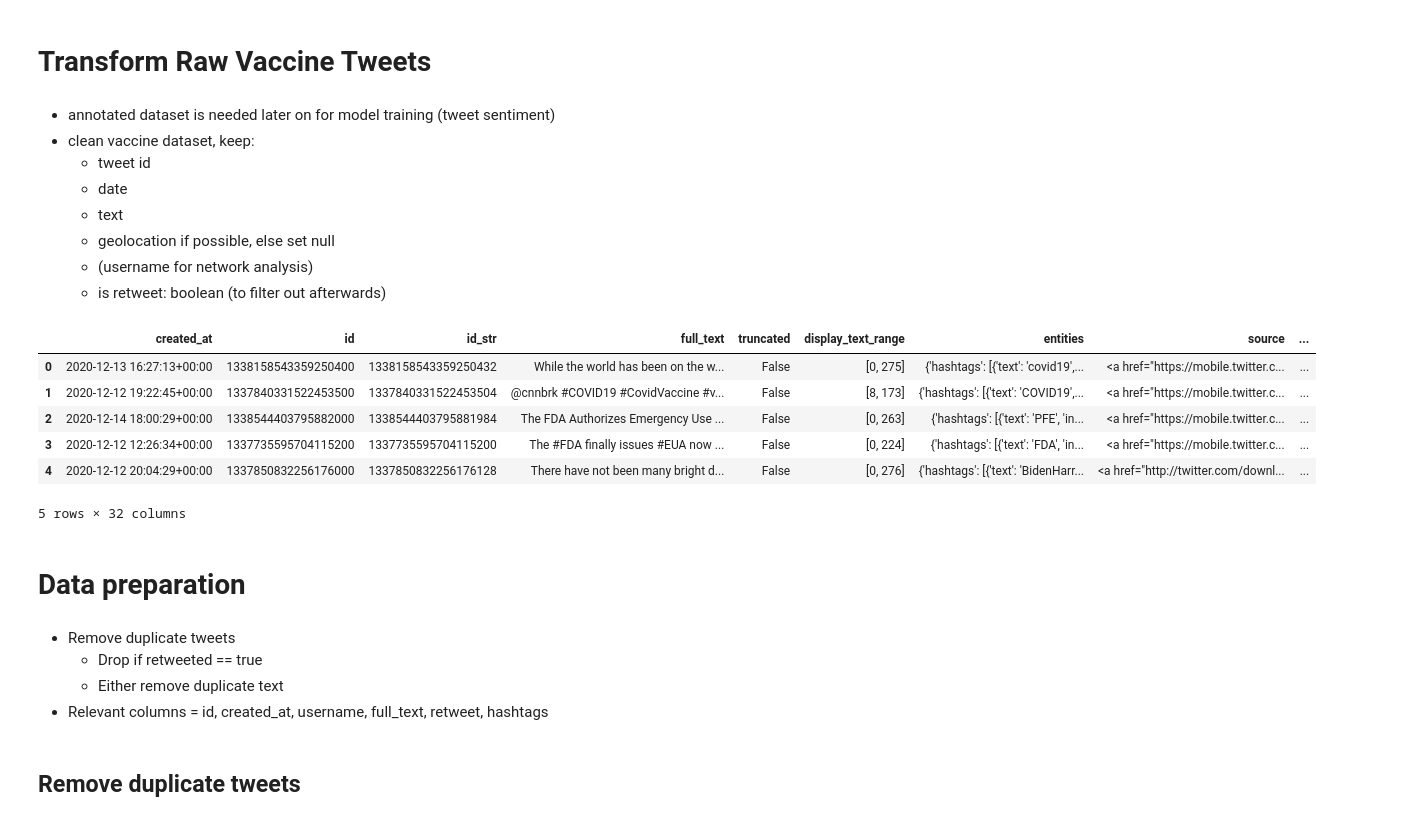
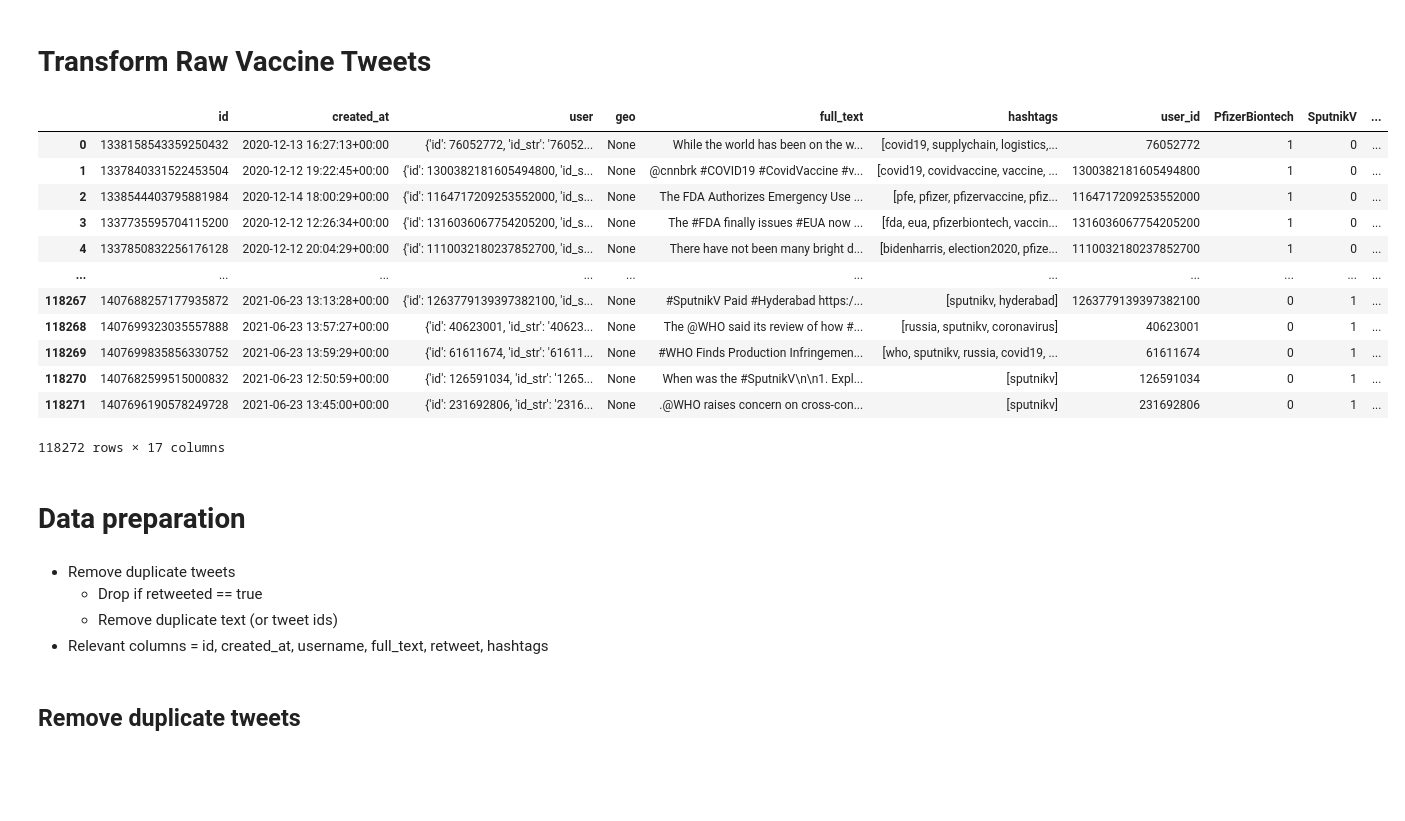
Before and after one commit to Madhour/CovaxAnalytica, a Jupyter notebook: notebooks/02_AM_Transform_Vaccine_Tweets.ipynb, the cells around one changed output. Drawn from its saved outputs; the diff is of its cells as text; code cells hidden in the pictures; blank space fills up the shorter version.

```diff
--- a/notebooks/02_AM_Transform_Vaccine_Tweets.ipynb
+++ b/notebooks/02_AM_Transform_Vaccine_Tweets.ipynb
@@ -5,31 +15,28 @@ import numpy as np
 # Transform Raw Vaccine Tweets
 # %%
 raw_vaccine_tweets = pd.read_json("../data/raw/vaccine_tweets_hydrated.jsonl", lines=True, encoding="iso-8859-1")
-# %% [markdown]
-- annotated dataset is needed later on for model training (tweet sentiment)
-- clean vaccine dataset, keep:
-    - tweet id
-    - date
-    - text
-    - geolocation if possible, else set null
-    - (username for network analysis)
-    - is retweet: boolean (to filter out afterwards)
 # %%
-raw_vaccine_tweets.head()
+raw_vaccine_tweets
 # %% [output]
-|  | created_at | id | id_str | full_text | truncated | display_text_range | entities | source | ... |
-| 0 | 2020-12-13 16:27:13+00:00 | 1338158543359250400 | 1338158543359250432 | While the world has been on the w... | False | [0, 275] | {'hashtags': [{'text': 'covid19',... | <a href="https://mobile.twitter.c... | ... |
-| 1 | 2020-12-12 19:22:45+00:00 | 1337840331522453500 | 1337840331522453504 | @cnnbrk #COVID19 #CovidVaccine #v... | False | [8, 173] | {'hashtags': [{'text': 'COVID19',... | <a href="https://mobile.twitter.c... | ... |
-| 2 | 2020-12-14 18:00:29+00:00 | 1338544403795882000 | 1338544403795881984 | The FDA Authorizes Emergency Use ... | False | [0, 263] | {'hashtags': [{'text': 'PFE', 'in... | <a href="https://mobile.twitter.c... | ... |
-| 3 | 2020-12-12 12:26:34+00:00 | 1337735595704115200 | 1337735595704115200 | The #FDA finally issues #EUA now ... | False | [0, 224] | {'hashtags': [{'text': 'FDA', 'in... | <a href="https://mobile.twitter.c... | ... |
-| 4 | 2020-12-12 20:04:29+00:00 | 1337850832256176000 | 1337850832256176128 | There have not been many bright d... | False | [0, 276] | {'hashtags': [{'text': 'BidenHarr... | <a href="http://twitter.com/downl... | ... |
+|  | id | created_at | user | geo | full_text | hashtags | user_id | PfizerBiontech | SputnikV | ... |
+| 0 | 1338158543359250432 | 2020-12-13 16:27:13+00:00 | {'id': 76052772, 'id_str': '76052... | None | While the world has been on the w... | [covid19, supplychain, logistics,... | 76052772 | 1 | 0 | ... |
+| 1 | 1337840331522453504 | 2020-12-12 19:22:45+00:00 | {'id': 1300382181605494800, 'id_s... | None | @cnnbrk #COVID19 #CovidVaccine #v... | [covid19, covidvaccine, vaccine, ... | 1300382181605494800 | 1 | 0 | ... |
+| 2 | 1338544403795881984 | 2020-12-14 18:00:29+00:00 | {'id': 1164717209253552000, 'id_s... | None | The FDA Authorizes Emergency Use ... | [pfe, pfizer, pfizervaccine, pfiz... | 1164717209253552000 | 1 | 0 | ... |
+| 3 | 1337735595704115200 | 2020-12-12 12:26:34+00:00 | {'id': 1316036067754205200, 'id_s... | None | The #FDA finally issues #EUA now ... | [fda, eua, pfizerbiontech, vaccin... | 1316036067754205200 | 1 | 0 | ... |
+| 4 | 1337850832256176128 | 2020-12-12 20:04:29+00:00 | {'id': 1110032180237852700, 'id_s... | None | There have not been many bright d... | [bidenharris, election2020, pfize... | 1110032180237852700 | 1 | 0 | ... |
+| ... | ... | ... | ... | ... | ... | ... | ... | ... | ... | ... |
+| 118267 | 1407688257177935872 | 2021-06-23 13:13:28+00:00 | {'id': 1263779139397382100, 'id_s... | None | #SputnikV Paid #Hyderabad https:/... | [sputnikv, hyderabad] | 1263779139397382100 | 0 | 1 | ... |
+| 118268 | 1407699323035557888 | 2021-06-23 13:57:27+00:00 | {'id': 40623001, 'id_str': '40623... | None | The @WHO said its review of how #... | [russia, sputnikv, coronavirus] | 40623001 | 0 | 1 | ... |
+| 118269 | 1407699835856330752 | 2021-06-23 13:59:29+00:00 | {'id': 61611674, 'id_str': '61611... | None | #WHO Finds Production Infringemen... | [who, sputnikv, russia, covid19, ... | 61611674 | 0 | 1 | ... |
+| 118270 | 1407682599515000832 | 2021-06-23 12:50:59+00:00 | {'id': 126591034, 'id_str': '1265... | None | When was the #SputnikV\n\n1. Expl... | [sputnikv] | 126591034 | 0 | 1 | ... |
+| 118271 | 1407696190578249728 | 2021-06-23 13:45:00+00:00 | {'id': 231692806, 'id_str': '2316... | None | .@WHO raises concern on cross-con... | [sputnikv] | 231692806 | 0 | 1 | ... |
-5 rows × 32 columns
+118272 rows × 17 columns
 # %% [markdown]
 # Data preparation
 # %% [markdown]
 - Remove duplicate tweets
     - Drop if retweeted == true
-    - Either remove duplicate text
+    - Remove duplicate text (or tweet ids)
 - Relevant columns = id, created_at, username, full_text, retweet, hashtags
 # %% [markdown]
 ## Remove duplicate tweets
```
Also changed, not shown: parts of 31 cells of this notebook, 2 other files.
